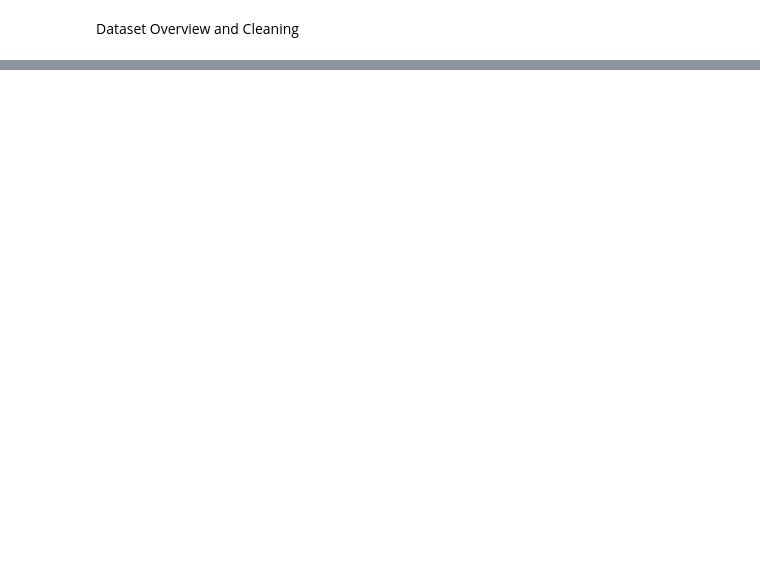
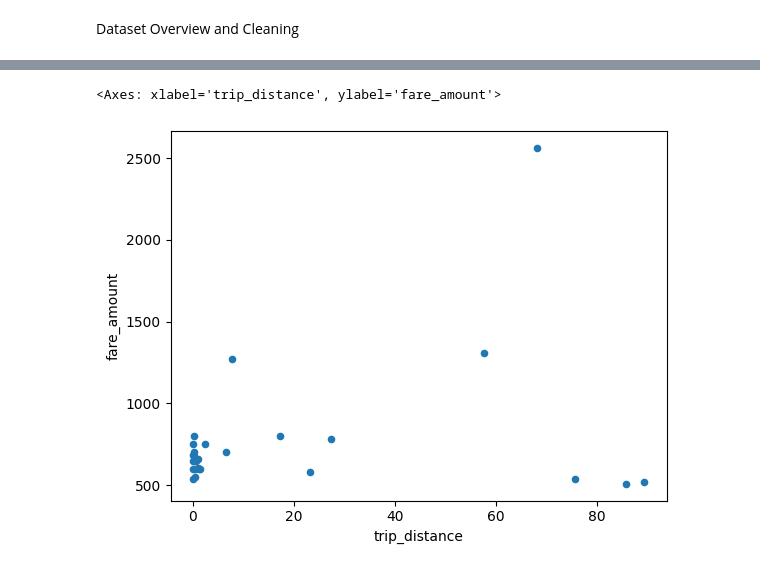
Before and after one commit to hmivir/NYC-Taxi-Trip-Predictor, a Jupyter notebook: notebooks/01_initial_data_exploration.ipynb, the cells around one changed output, grey strips where cells are left out. Saved outputs shown, nothing was run; the diff lists cells and outputs as text; code cells hidden in the pictures; blank space fills up the shorter version.

```diff
--- a/notebooks/01_initial_data_exploration.ipynb
+++ b/notebooks/01_initial_data_exploration.ipynb
@@ -52,0 +143,9 @@ plt.show()
+# %%
+mask_fares_below_7000 = cleaned_df['fare_amount'] < 6000
+mask_fares_above_6000 = cleaned_df['fare_amount'] > 500
+mask_initiated_outside_nyc = cleaned_df['PULocationID'] == 265
+mask_dropped_outside_nyc = cleaned_df['DOLocationID'] == 265
+cleaned_df[mask_fares_above_6000 & mask_fares_below_7000].plot.scatter(x='trip_distance', y='fare_amount')
+# %% [output]
+<Axes: xlabel='trip_distance', ylabel='fare_amount'>
+[figure, added]
```
Also changed, not shown: parts of 21 cells of this notebook, 2 other files.
